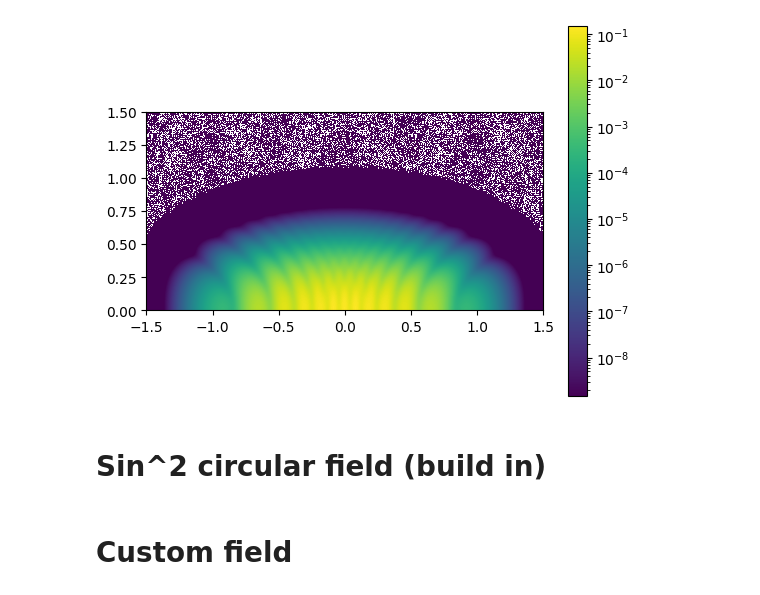
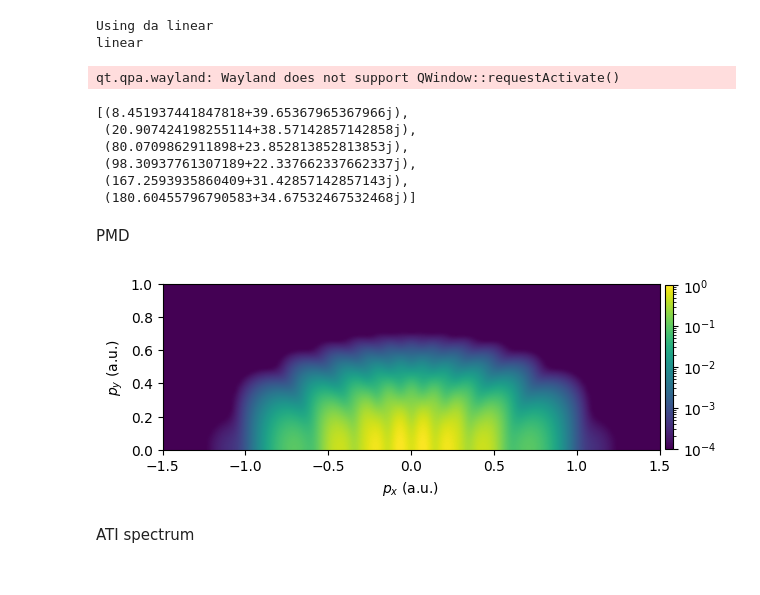
Before and after one commit to EmilHansen1/PALS, a Jupyter notebook: ATI_example.ipynb, the cells around one changed output. Drawn from its saved outputs; the diff is of its cells as text; code cells hidden in the pictures.

Commit message:
Added examples for linear + circular

```diff
--- a/ATI_example.ipynb
+++ b/ATI_example.ipynb
@@ -21,10 +21,12 @@ settings_dict = {
     'Intensity': 1e14,      # (W/cm^2)
     'cep': np.pi/2,         # Carrier envelope phase
     'N_cycles': 2,          # Nr of cycles
-    'build_in_field': 'sin2',   # Build in field type to use. If using other field methods leave as a empty string ''.
+    'build_in_field': 'linear',   # Build in field type to use. If using other field methods leave as a empty string ''.
     'px_start': -1.5, 'px_end': 1.5,  # Momentum bounds in x direction (a.u.)
-    'py_start': 0., 'py_end': 1.5,    # Momentum bounds in y direction (a.u.)
-    'pz': 0.,               # Momentum in z direction (a.u.)
-    'Nx': 200, 'Ny': 100,   # Grid resolution in the x and y direction
+    'py_start': 0, 'py_end': 1.,    # Momentum bounds in y direction (a.u.)
+    'pz': 0.0,               # Momentum in z direction (a.u.)
+    'Nx': 120, 'Ny': 60,   # Grid resolution in the x and y directions
     'N_cores': 4,           # Nr. of cores to use in the multiprocessing calculations
+    'ellipticity': None,      # The ellipticity of the field. 0 is linear, 1 is circular  (only i)
+    'Minimum momentum': 0.1, # Minimum abs momentum to use in the saddle point calculations for cirular field
 }
@@ -31,19 +39,40 @@ settings_dict = {
 # %%
 %matplotlib qt
 ATI = AboveThresholdIonization(settings_dict=settings_dict)
-ATI.get_saddle_guess([0, ATI.N_cycles * 2*np.pi/ATI.omega], [0, 80], 400, 400)
+ATI.get_saddle_guess([0, ATI.period], [0, 80], 400, 400)
+# %% [output]
+Using da linear
+linear
+qt.qpa.wayland: Wayland does not support QWindow::requestActivate()
+# %%
+ATI.guess_saddle_points
+# %% [output]
+[(8.451937441847818+39.65367965367966j),
+ (20.907424198255114+38.57142857142858j),
+ (80.0709862911898+23.852813852813853j),
+ (98.30937761307189+22.337662337662337j),
+ (167.2593935860409+31.42857142857143j),
+ (180.60455796790583+34.67532467532468j)]
+# %% [markdown]
+PMD
+# %%
+%matplotlib inline
+PMD = ATI.calculate_pmd_SPA()
+M = np.abs(PMD)**2
+M = M / np.max(M)
+cmap = 'viridis'
+min_val = np.max(M) * 1e-4
+
+filter_arr = M < min_val
+M[filter_arr] = min_val  # Clean up so plot looks better
 # %%
-%matplotlib inline
-PMD = ATI.calculate_pmd_SPA()
-M = np.abs(PMD)**2
-plt.imshow(np.flip(M,0), norm=LogNorm(vmax=np.max(M), vmin=np.max(M)*1e-8), aspect='equal',
-           extent=(ATI.px_start, ATI.px_end, ATI.py_start, ATI.py_end), interpolation='bicubic')
-plt.colorbar()
-
+im = plt.imshow(np.flip(M,0), norm=LogNorm(vmax=1, vmin=min_val), aspect='equal', cmap=cmap, extent=(ATI.px_start, ATI.px_end, ATI.py_start, ATI.py_end), interpolation='bicubic')
+plt.colorbar(im, fraction=0.016, pad=0.01)
+plt.xlabel('$p_x$ (a.u.)')
+plt.ylabel('$p_y$ (a.u.)')
+plt.tight_layout()
 plt.show()
 # %% [output]
-[figure, old version]
+[figure, new version]
-# %% [markdown]
-# Sin^2 circular field (build in)
-# %% [markdown]
-# Custom field
+# %% [markdown]
+ATI spectrum
```
Also changed, not shown: parts of 13 cells of this notebook.
